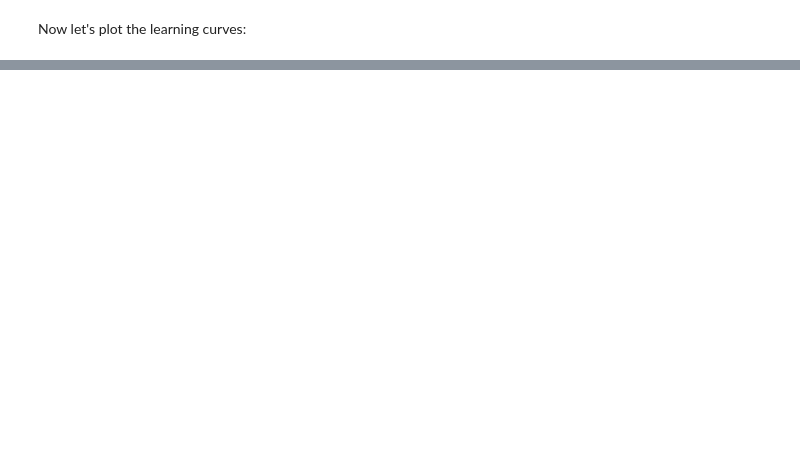
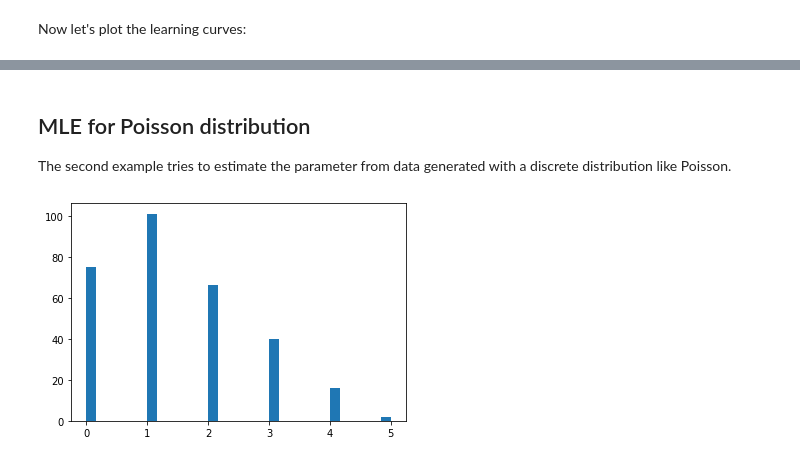
Before and after one commit to pianocode/thelongrun_notebooks, a Jupyter notebook: MLE_tutorial.ipynb, the cells around one changed output, grey strips where cells are left out. Cells and saved outputs as stored; diff of their text form; code cells hidden in the pictures; blank space fills up the shorter version.

Commit message:
Update with Poisson example

```diff
--- a/MLE_tutorial.ipynb
+++ b/MLE_tutorial.ipynb
@@ -131,0 +160,8 @@ plt.tight_layout()
+# %% [markdown]
+## MLE for Poisson distribution
+The second example tries to estimate the parameter from data generated with a discrete distribution like Poisson.
+# %%
+fake_samples = tf.random.poisson([300], 1.4)
+fake_samples = tf.cast(tf.math.ceil(fake_samples), tf.float32)
+# %% [output]
+[figure, added]
```
Also changed, not shown: parts of 18 cells of this notebook.
